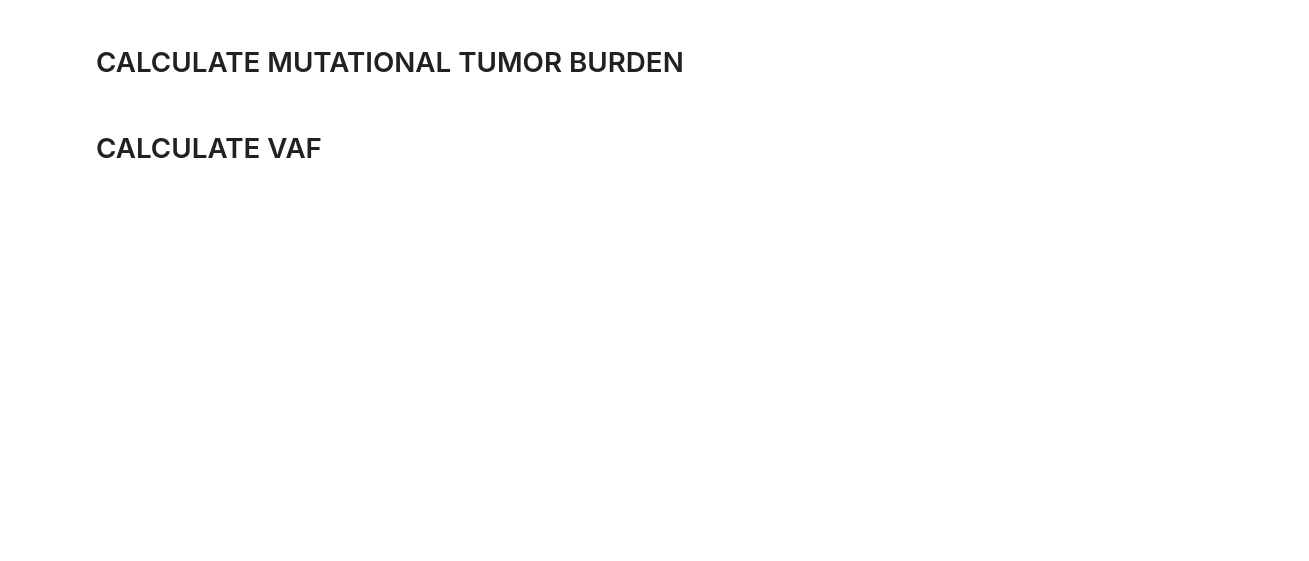
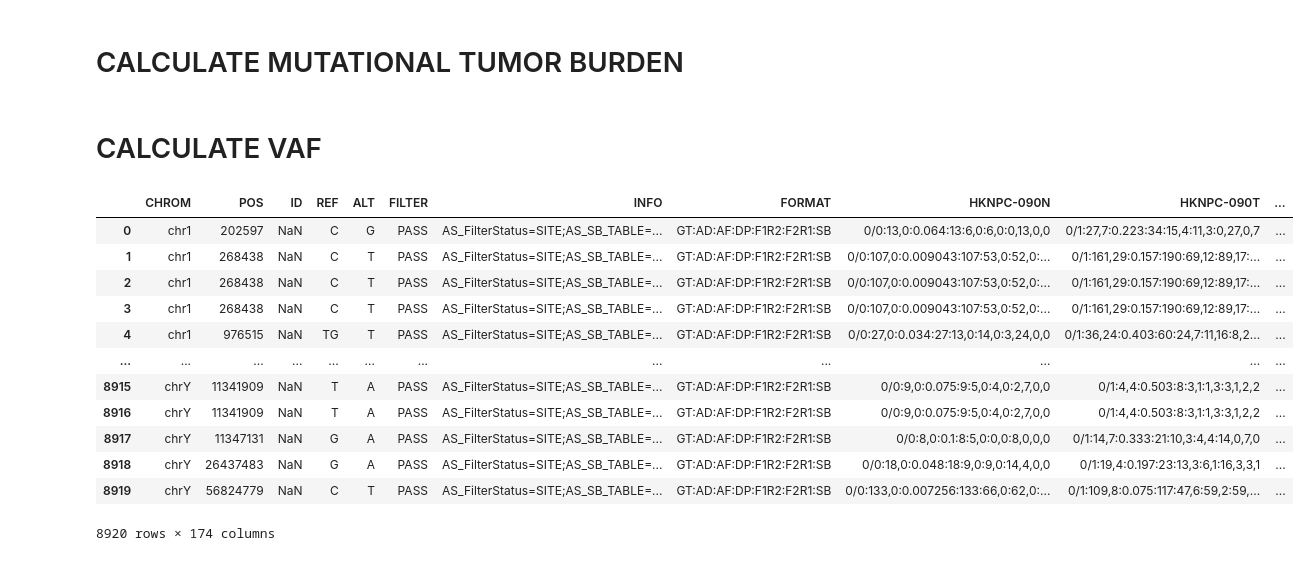
Before and after one commit to YussAb/AnnotatedvcfParser, a Jupyter notebook: CleaningData.ipynb, the cells around one changed output. Cells and saved outputs as stored; diff of their text form; code cells hidden in the pictures; blank space fills up the shorter version.

```diff
--- a/CleaningData.ipynb
+++ b/CleaningData.ipynb
@@ -128,3 +129,19 @@ vcfFileTransplittedPipe[vcfFileTransplittedPipe["POS"] == "115000264"]
 # CALCULATE MUTATIONAL TUMOR BURDEN
 # %% [markdown]
 # CALCULATE VAF
+# %%
+vcfFileTransplittedPipe
+# %% [output]
+|  | CHROM | POS | ID | REF | ALT | FILTER | INFO | FORMAT | HKNPC-090N | HKNPC-090T | ... |
+| 0 | chr1 | 202597 | NaN | C | G | PASS | AS_FilterStatus=SITE;AS_SB_TABLE=... | GT:AD:AF:DP:F1R2:F2R1:SB | 0/0:13,0:0.064:13:6,0:6,0:0,13,0,0 | 0/1:27,7:0.223:34:15,4:11,3:0,27,0,7 | ... |
+| 1 | chr1 | 268438 | NaN | C | T | PASS | AS_FilterStatus=SITE;AS_SB_TABLE=... | GT:AD:AF:DP:F1R2:F2R1:SB | 0/0:107,0:0.009043:107:53,0:52,0:... | 0/1:161,29:0.157:190:69,12:89,17:... | ... |
+| 2 | chr1 | 268438 | NaN | C | T | PASS | AS_FilterStatus=SITE;AS_SB_TABLE=... | GT:AD:AF:DP:F1R2:F2R1:SB | 0/0:107,0:0.009043:107:53,0:52,0:... | 0/1:161,29:0.157:190:69,12:89,17:... | ... |
+| 3 | chr1 | 268438 | NaN | C | T | PASS | AS_FilterStatus=SITE;AS_SB_TABLE=... | GT:AD:AF:DP:F1R2:F2R1:SB | 0/0:107,0:0.009043:107:53,0:52,0:... | 0/1:161,29:0.157:190:69,12:89,17:... | ... |
+| 4 | chr1 | 976515 | NaN | TG | T | PASS | AS_FilterStatus=SITE;AS_SB_TABLE=... | GT:AD:AF:DP:F1R2:F2R1:SB | 0/0:27,0:0.034:27:13,0:14,0:3,24,0,0 | 0/1:36,24:0.403:60:24,7:11,16:8,2... | ... |
+| ... | ... | ... | ... | ... | ... | ... | ... | ... | ... | ... | ... |
+| 8915 | chrY | 11341909 | NaN | T | A | PASS | AS_FilterStatus=SITE;AS_SB_TABLE=... | GT:AD:AF:DP:F1R2:F2R1:SB | 0/0:9,0:0.075:9:5,0:4,0:2,7,0,0 | 0/1:4,4:0.503:8:3,1:1,3:3,1,2,2 | ... |
+| 8916 | chrY | 11341909 | NaN | T | A | PASS | AS_FilterStatus=SITE;AS_SB_TABLE=... | GT:AD:AF:DP:F1R2:F2R1:SB | 0/0:9,0:0.075:9:5,0:4,0:2,7,0,0 | 0/1:4,4:0.503:8:3,1:1,3:3,1,2,2 | ... |
+| 8917 | chrY | 11347131 | NaN | G | A | PASS | AS_FilterStatus=SITE;AS_SB_TABLE=... | GT:AD:AF:DP:F1R2:F2R1:SB | 0/0:8,0:0.1:8:5,0:0,0:8,0,0,0 | 0/1:14,7:0.333:21:10,3:4,4:14,0,7,0 | ... |
+| 8918 | chrY | 26437483 | NaN | G | A | PASS | AS_FilterStatus=SITE;AS_SB_TABLE=... | GT:AD:AF:DP:F1R2:F2R1:SB | 0/0:18,0:0.048:18:9,0:9,0:14,4,0,0 | 0/1:19,4:0.197:23:13,3:6,1:16,3,3,1 | ... |
+| 8919 | chrY | 56824779 | NaN | C | T | PASS | AS_FilterStatus=SITE;AS_SB_TABLE=... | GT:AD:AF:DP:F1R2:F2R1:SB | 0/0:133,0:0.007256:133:66,0:62,0:... | 0/1:109,8:0.075:117:47,6:59,2:59,... | ... |
+8920 rows × 174 columns
```
Also changed, not shown: parts of 4 cells of this notebook, 1 other file.
